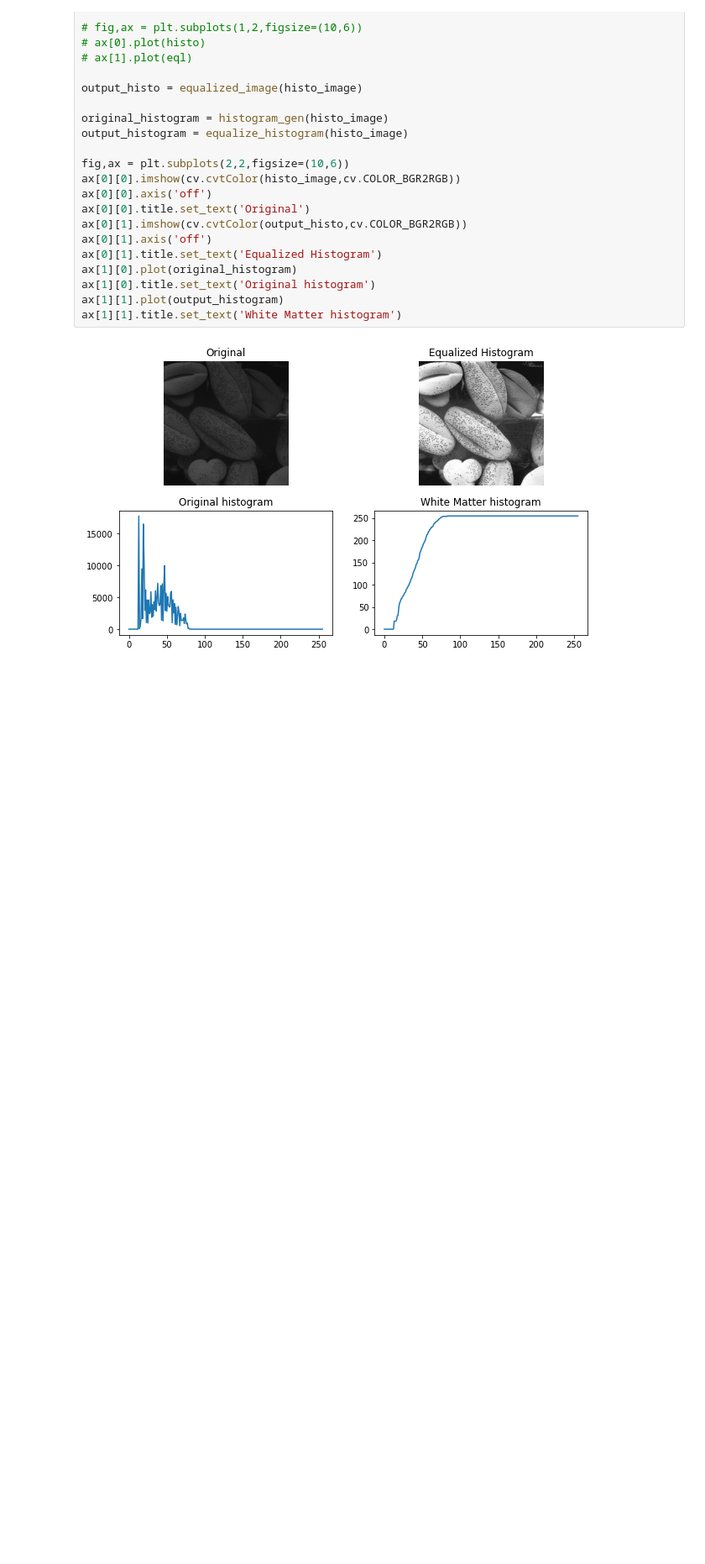
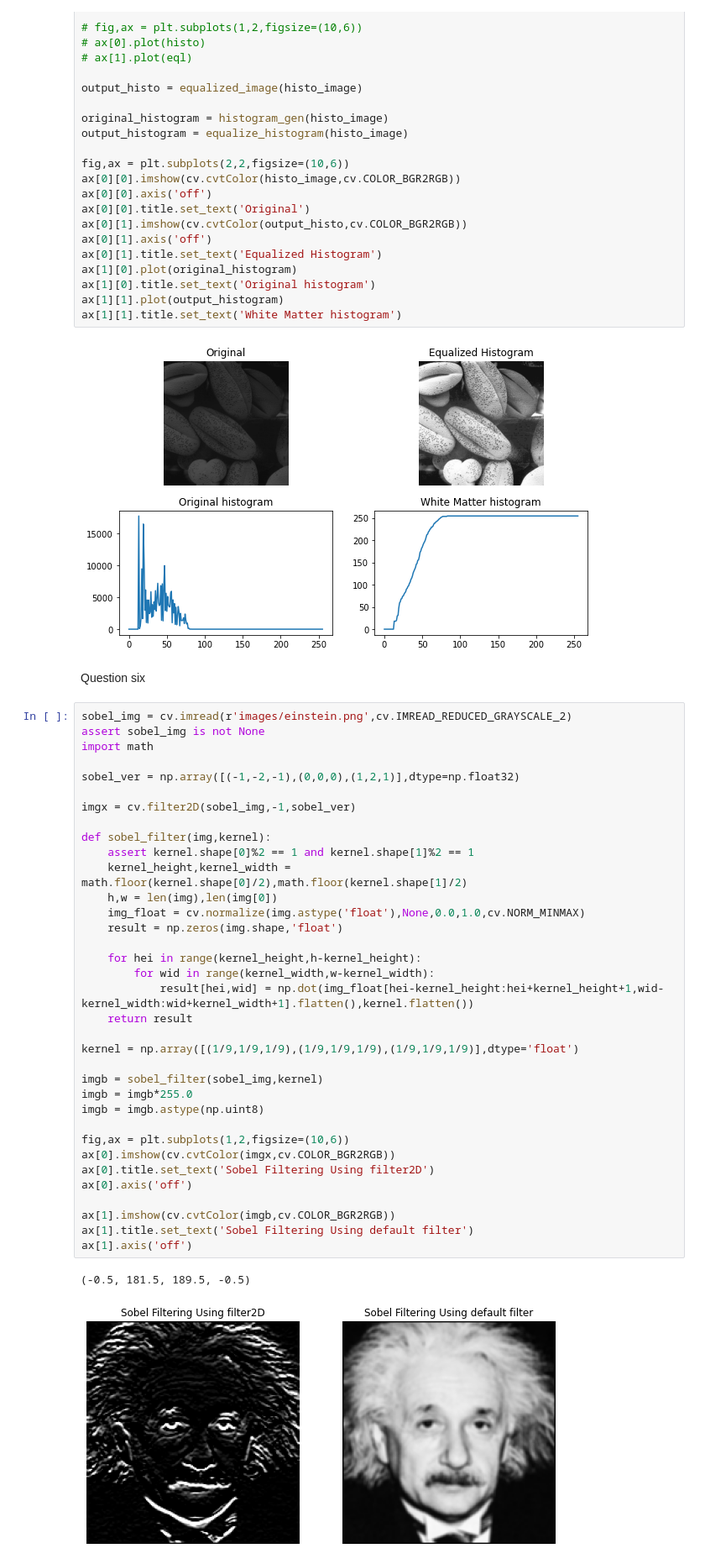
Before and after one commit to Nisitha529/EN2550_ImageProcessingAndMachineVision, a Jupyter notebook: Assignment1/Assignment1.ipynb, the cells around one changed output. Shown at 84% size. Drawn from its saved outputs; the diff is of its cells as text; blank space fills up the shorter version.

```diff
--- a/Assignment1/Assignment1.ipynb
+++ b/Assignment1/Assignment1.ipynb
@@ -155,3 +159,43 @@ ax[1][1].plot(output_histogram)
 ax[1][1].title.set_text('White Matter histogram')
 # %% [output]
 [figure]
+# %% [markdown]
+Question six
+# %%
+sobel_img = cv.imread(r'images/einstein.png',cv.IMREAD_REDUCED_GRAYSCALE_2)
+assert sobel_img is not None
+import math
+
+sobel_ver = np.array([(-1,-2,-1),(0,0,0),(1,2,1)],dtype=np.float32)
+
+imgx = cv.filter2D(sobel_img,-1,sobel_ver)
+
+def sobel_filter(img,kernel):
+    assert kernel.shape[0]%2 == 1 and kernel.shape[1]%2 == 1
+    kernel_height,kernel_width = math.floor(kernel.shape[0]/2),math.floor(kernel.shape[1]/2)
+    h,w = len(img),len(img[0])
+    img_float = cv.normalize(img.astype('float'),None,0.0,1.0,cv.NORM_MINMAX)
+    result = np.zeros(img.shape,'float')
+
+    for hei in range(kernel_height,h-kernel_height):
+        for wid in range(kernel_width,w-kernel_width):
+            result[hei,wid] = np.dot(img_float[hei-kernel_height:hei+kernel_height+1,wid-kernel_width:wid+kernel_width+1].flatten(),kernel.flatten())
+    return result
+
+kernel = np.array([(1/9,1/9,1/9),(1/9,1/9,1/9),(1/9,1/9,1/9)],dtype='float')
+
+imgb = sobel_filter(sobel_img,kernel)
+imgb = imgb*255.0
+imgb = imgb.astype(np.uint8)
+
+fig,ax = plt.subplots(1,2,figsize=(10,6))
+ax[0].imshow(cv.cvtColor(imgx,cv.COLOR_BGR2RGB))
+ax[0].title.set_text('Sobel Filtering Using filter2D')
+ax[0].axis('off')
+
+ax[1].imshow(cv.cvtColor(imgb,cv.COLOR_BGR2RGB))
+ax[1].title.set_text('Sobel Filtering Using default filter')
+ax[1].axis('off')
+# %% [output]
+(-0.5, 181.5, 189.5, -0.5)
+[figure, added]
```
Also changed, not shown: parts of 2 cells of this notebook.
